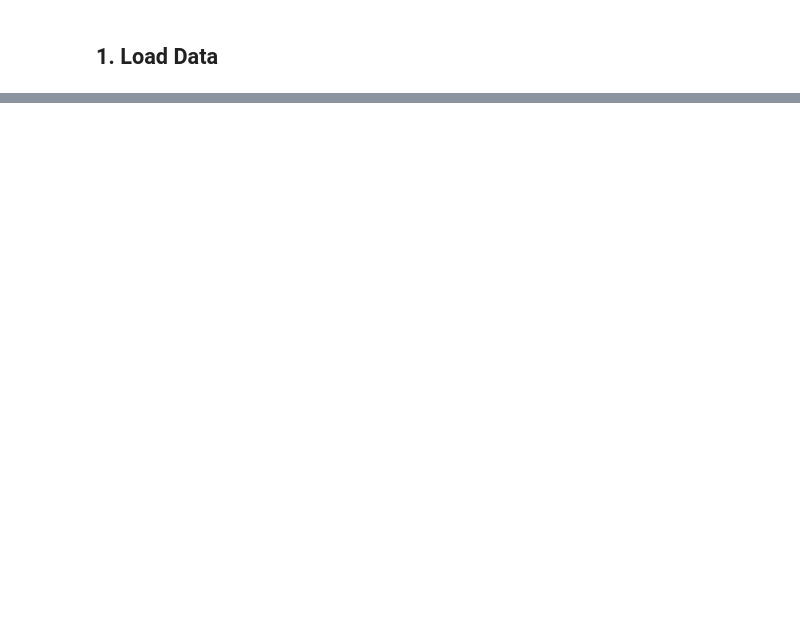
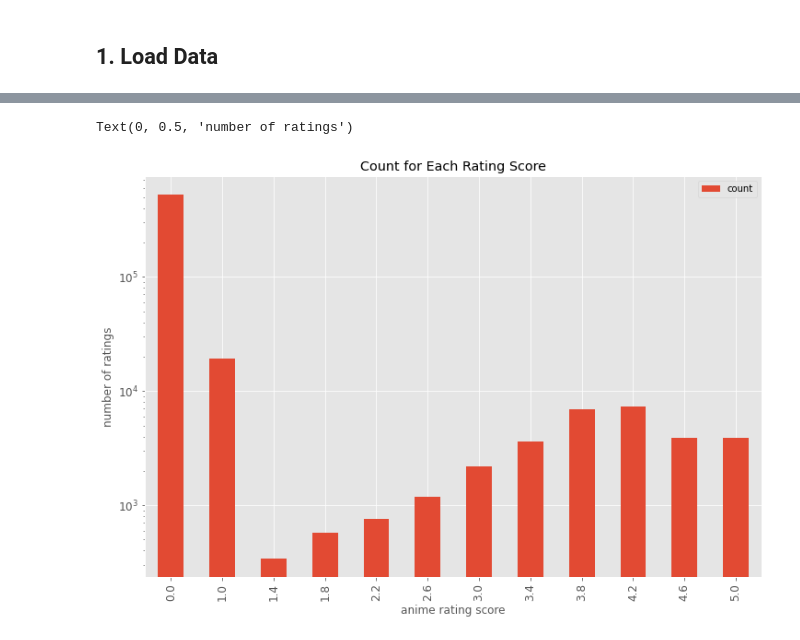
Before and after one commit to chinmaya-s/Codagami_Anime_Recommender, a Jupyter notebook: movie_recommendation_using_KNN.ipynb, the cells around one changed output, grey strips where cells are left out. Saved outputs shown, nothing was run; the diff lists cells and outputs as text; code cells hidden in the pictures; blank space fills up the shorter version.

```diff
--- a/movie_recommendation_using_KNN.ipynb
+++ b/movie_recommendation_using_KNN.ipynb
@@ -60,5 +14,2 @@ plt.style.use('ggplot')
 # %% [markdown]
 ## 1. Load Data
-# %%
-path_in_str = 'user_data1.0.json'
-df_merge, anime_df, user_df = load_recommender_data.load_recommender_data(path_in_str)
@@ -717,0 +16,5 @@ Use spark's ALS to solve above problems
+# %%
+path_in_str = 'user_data1.0.json'
+df_merge, anime_df, user_df = load_recommender_data.load_recommender_data(
+    path_in_str)
+df_merge.columns
@@ -717,0 +81,10 @@ Use spark's ALS to solve above problems
+# %%
+df_ratings_cnt_tmp = pd.DataFrame(
+    df_ratings.groupby('rating').size(), columns=['count'])
+total_cnt = len(df_ratings.user_id.unique()) * len(df_ratings.anime_id.unique())
+rating_zero_cnt = total_cnt - df_ratings.shape[0]
+df_ratings_cnt = df_ratings_cnt_tmp.append(
+    pd.DataFrame({'count': rating_zero_cnt}, index=[0.0]),
+    verify_integrity=True,
+).sort_index()
+df_ratings_cnt
@@ -717,0 +105,15 @@ Use spark's ALS to solve above problems
+# %%
+ax = df_ratings_cnt[['count']].reset_index().rename(columns={'index': 'rating score'}).plot(
+    x='rating score',
+    y='count',
+    kind='bar',
+    figsize=(12, 8),
+    title='Count for Each Rating Score',
+    logy=True,
+    fontsize=12,
+)
+ax.set_xlabel("anime rating score")
+ax.set_ylabel("number of ratings")
+# %% [output]
+Text(0, 0.5, 'number of ratings')
+[figure, added]
```
Also changed, not shown: parts of 82 cells of this notebook, 8 other files.
